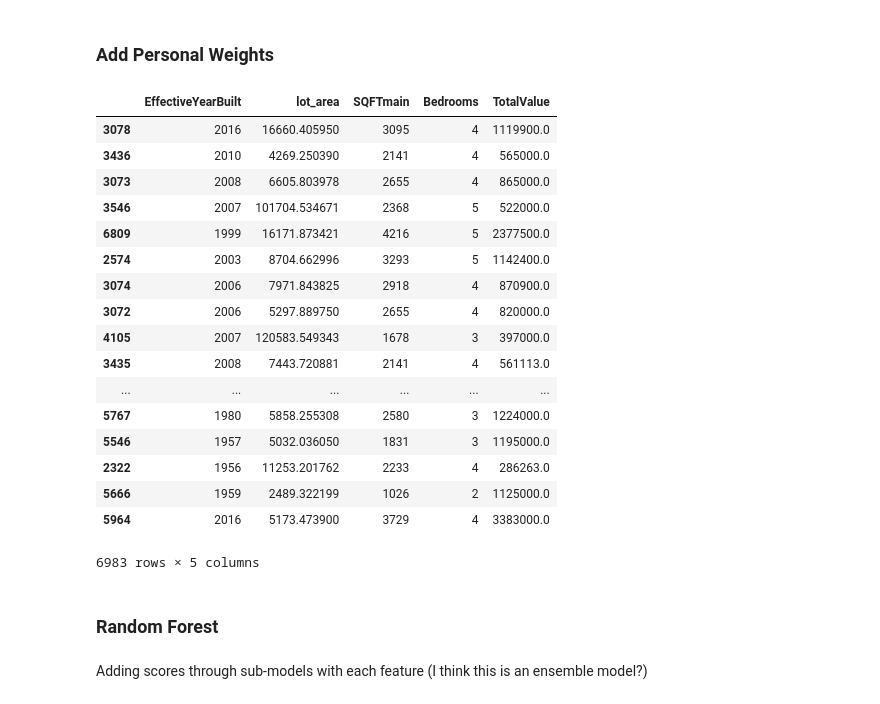
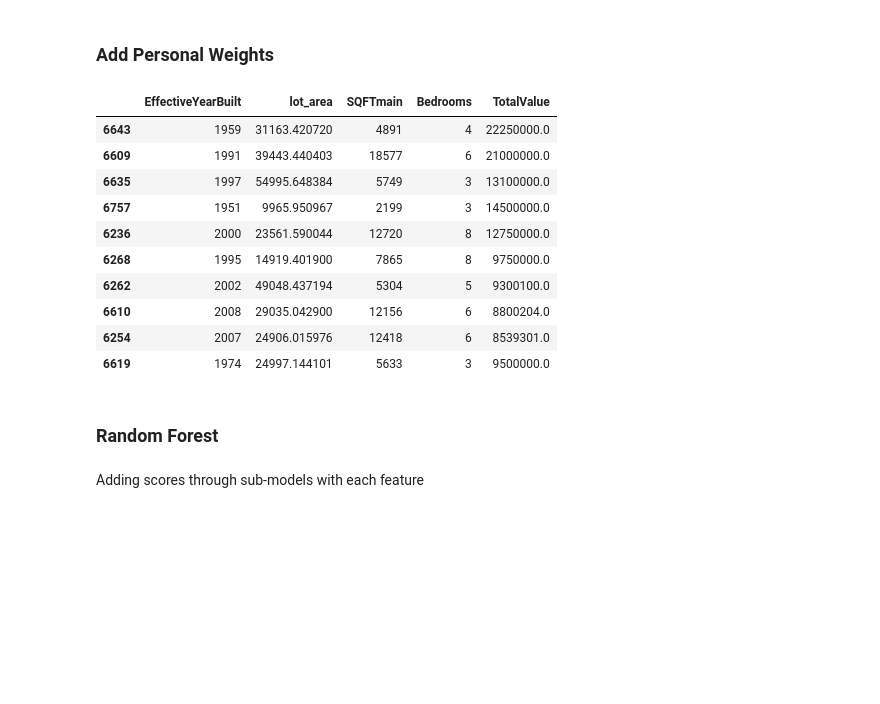
Before and after one commit to dswald/smartRE, a Jupyter notebook: sandbox/Simple Model with Integrated Dataframe/Simple Model with Integrated Dataframe.ipynb, the cells around one changed output. Cells and saved outputs as stored; diff of their text form; code cells hidden in the pictures; blank space fills up the shorter version.

Commit message:
updated csv and model

```diff
--- a/sandbox/Simple Model with Integrated Dataframe/Simple Model with Integrated Dataframe.ipynb
+++ b/sandbox/Simple Model with Integrated Dataframe/Simple Model with Integrated Dataframe.ipynb
@@ -26,0 +15,3 @@ Index(['ZIPcode5', 'PropertyLocation', 'TotalValue', 'SQFTmain', 'Units',
+# %%
+df_integrated = pd.read_csv('df_integrated_0714.csv')
+df_integrated.columns
@@ -108,13 +122,10 @@ df_transform['pud'] = np.where(df_transform['house_type']=='pud', 1, 0)
 # df_integrated['elevation'].hist(bins=20)
 df_transform['geography'] = np.where((df_transform['elevation'] < 20) | (df_transform['elevation'] > 650), 1, 0)
 
-# # combine walkscore and transit score
-df_transform['urban_score'] = df_transform['walkscore'] + df_transform['transit_score']
-
 # standardize data
 features_to_keep = ['zip_rank', 'SQFTmain', 'Units', 'Bedrooms', 'EffectiveYearBuilt', \
                     'house', 'condo', 'pud', 'pool', 'HH_Kids', 'Owner', 'lot_area', \
-                    'num_school_choices', 'closest_school_rating', 'geography', 'parks', 'groceries', 'urban_score']
+                    'num_school_choices', 'closest_school_rating', 'geography', 'parks', 'groceries', 'walkscore', 'transit_score']
 for i in features_to_keep:
     df_transform[i] = (df_transform[i] - df_transform[i].mean()) / df_transform[i].std()
 df_transform['TotalValue'] = (df_transform['TotalValue'] - df_transform['TotalValue'].mean()) / df_transform['TotalValue'].std()
@@ -176,7 +191,7 @@ def poly_personal(data, weight, row):
             total += poly_coef[sq_indices[i] + j - i] * data.iloc[row,i] * data.iloc[row,j] * weight[i] * weight[j]
     return total
 # %%
-def personal_listings(personal_scores):
+def personal_listings(price_wt, personal_scores):
     personal_dict = {}
     personal_wt = []
 
@@ -185,27 +200,24 @@ def personal_listings(personal_scores):
 
     df_features = ['zip_rank', 'SQFTmain', 'Units', 'Bedrooms', 'EffectiveYearBuilt', \
                     'house', 'condo', 'pud', 'pool', 'HH_Kids', 'Owner', 'lot_area', \
-                    'num_school_choices', 'closest_school_rating', 'geography', 'parks', 'groceries', 'urban_score']
+                    'num_school_choices', 'closest_school_rating', 'geography', 'parks', 'groceries', 'walkscore', 'transit_score']
     personal_features = ['EffectiveYearBuilt', 'lot_area', 'SQFTmain', \
                         'geography', 'closest_school_rating', 'HH_Kids', 'Owner', 'crime', \
-                        'urban_score', 'parks', 'groceries', 'closest_schools', 'near_family','near_work', 'near_friends']
+                        'walkscore', 'transit_score', 'parks', 'groceries', 'closest_schools', 'near_family','near_work', 'near_friends']
 
     for i in range(len(personal_scores)):
         if personal_scores[i] != 0:
             personal_dict[personal_features[i]] = personal_scores[i]
-        else:
-            personal_dict[personal_features[i]] = 0.01
+        personal_dict[personal_features[i]] = personal_scores[i]
     for f in df_features:
         if f in personal_dict.keys():
             personal_wt.append(personal_dict[f] / 100)
-        elif f in ['Bedrooms', 'house', 'condo', 'pud']:
-            personal_wt.append(0.01)
         else:
-            personal_wt.append(0.01)
+            personal_wt.append(0)
 
     X = df_transform[df_features]
     for i in tqdm(df.index):
-        df.loc[i, 'scores'] = poly_personal(X, np.array(personal_wt), i)
+        df.loc[i, 'scores'] = price_wt * df_transform.loc[i, 'TotalValue'] + poly_personal(X, np.array(personal_wt), i)
 
     return df.sort_values(by=['scores'], ascending=False)
 # %%
@@ -216,33 +228,27 @@ def personal_listings(personal_scores):
 # %%
 # personal_features = ['EffectiveYearBuilt', 'lot_area', 'SQFTmain', \
 #             'geography', 'closest_school_rating', 'HH_Kids', 'Owner', 'crime', \
-#             'urban_score', 'parks', 'groceries', 'closest_schools', 'near_family','near_work', 'near_friends']
-personal_scores = [100, 0, 0, 0, 0, 0, 0, 0, 0, 0, 0, 0, 0, 0, 0]
-personal_df = personal_listings(personal_scores)
+#             'walkscore', 'transit_score', 'parks', 'groceries', 'closest_schools']
+price_wt = 0.3 # personal preferences has 70% weight for decision making, needs further tuning
+personal_scores = [100, 0, 0, 0, 0, 0, 0, 0, 0, 0, 0, 0, 0]
+personal_df = personal_listings(price_wt, personal_scores)
 # %%
-personal_df[['EffectiveYearBuilt', 'lot_area', 'SQFTmain', 'Bedrooms', 'TotalValue']]
+personal_df.head(10)[['EffectiveYearBuilt', 'lot_area', 'SQFTmain', 'Bedrooms', 'TotalValue']]
 # %% [output]
 |  | EffectiveYearBuilt | lot_area | SQFTmain | Bedrooms | TotalValue |
-| 3078 | 2016 | 16660.405950 | 3095 | 4 | 1119900.0 |
-| 3436 | 2010 | 4269.250390 | 2141 | 4 | 565000.0 |
-| 3073 | 2008 | 6605.803978 | 2655 | 4 | 865000.0 |
-| 3546 | 2007 | 101704.534671 | 2368 | 5 | 522000.0 |
-| 6809 | 1999 | 16171.873421 | 4216 | 5 | 2377500.0 |
-| 2574 | 2003 | 8704.662996 | 3293 | 5 | 1142400.0 |
-| 3074 | 2006 | 7971.843825 | 2918 | 4 | 870900.0 |
-| 3072 | 2006 | 5297.889750 | 2655 | 4 | 820000.0 |
-| 4105 | 2007 | 120583.549343 | 1678 | 3 | 397000.0 |
-| 3435 | 2008 | 7443.720881 | 2141 | 4 | 561113.0 |
-| ... | ... | ... | ... | ... | ... |
-| 5767 | 1980 | 5858.255308 | 2580 | 3 | 1224000.0 |
-| 5546 | 1957 | 5032.036050 | 1831 | 3 | 1195000.0 |
-| 2322 | 1956 | 11253.201762 | 2233 | 4 | 286263.0 |
-| 5666 | 1959 | 2489.322199 | 1026 | 2 | 1125000.0 |
-| 5964 | 2016 | 5173.473900 | 3729 | 4 | 3383000.0 |
+| 6643 | 1959 | 31163.420720 | 4891 | 4 | 22250000.0 |
+| 6609 | 1991 | 39443.440403 | 18577 | 6 | 21000000.0 |
+| 6635 | 1997 | 54995.648384 | 5749 | 3 | 13100000.0 |
+| 6757 | 1951 | 9965.950967 | 2199 | 3 | 14500000.0 |
+| 6236 | 2000 | 23561.590044 | 12720 | 8 | 12750000.0 |
+| 6268 | 1995 | 14919.401900 | 7865 | 8 | 9750000.0 |
+| 6262 | 2002 | 49048.437194 | 5304 | 5 | 9300100.0 |
+| 6610 | 2008 | 29035.042900 | 12156 | 6 | 8800204.0 |
+| 6254 | 2007 | 24906.015976 | 12418 | 6 | 8539301.0 |
+| 6619 | 1974 | 24997.144101 | 5633 | 3 | 9500000.0 |
-6983 rows × 5 columns
 # %% [markdown]
 ### Random Forest
 # %% [markdown]
-Adding scores through sub-models with each feature (I think this is an ensemble model?)
+Adding scores through sub-models with each feature
 # %%
 rf = RandomForestRegressor()
```
Also changed, not shown: parts of 18 cells of this notebook, 7 other files.
